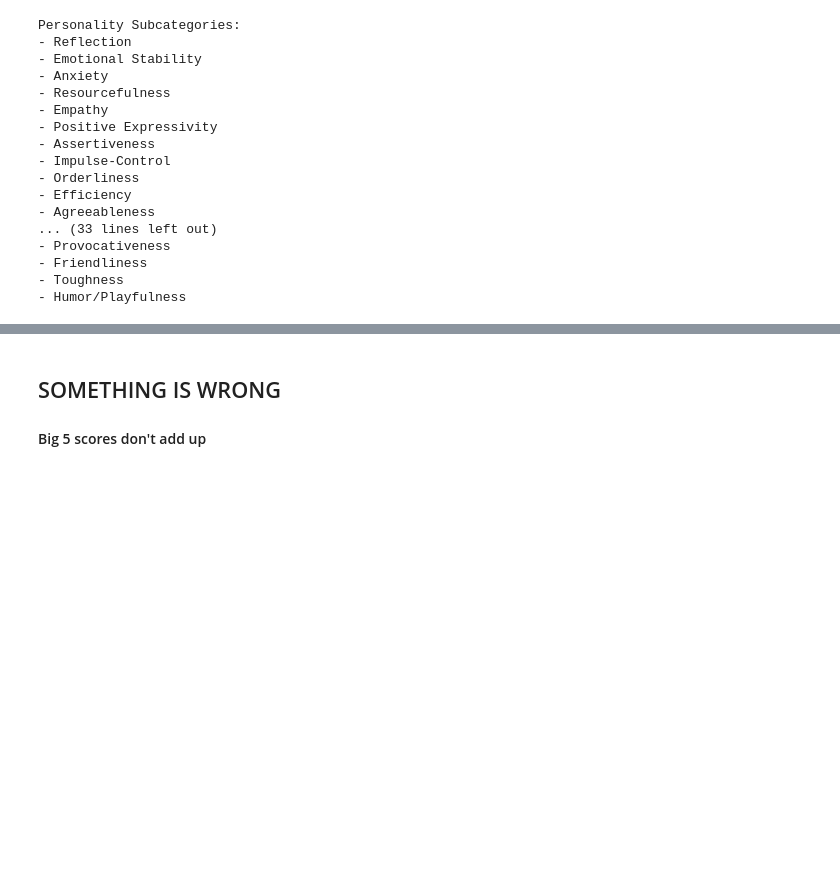
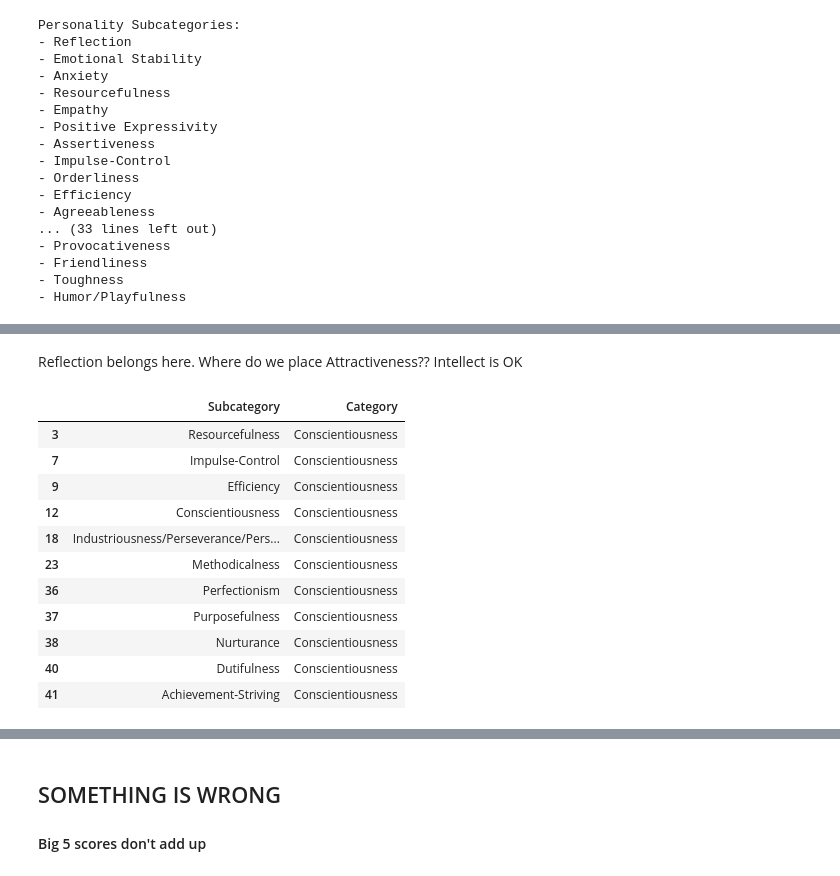
Before and after one commit to carleondel/mixmosa-anonymized-data, a Jupyter notebook: data analysis/Big5_clarification.ipynb, the cells around one changed output, grey strips where cells are left out. Drawn from its saved outputs; the diff is of its cells as text; code cells hidden in the pictures; blank space fills up the shorter version.

```diff
--- a/data analysis/Big5_clarification.ipynb
+++ b/data analysis/Big5_clarification.ipynb
@@ -69,0 +132,17 @@ big5 = pd.DataFrame({'Subcategory': personality_subcategories, 'Category': big_f
+# %% [markdown]
+Reflection belongs here. Where do we place Attractiveness?? Intellect is OK
+# %%
+big5[big5['Category']== 'Conscientiousness']
+# %% [output]
+|  | Subcategory | Category |
+| 3 | Resourcefulness | Conscientiousness |
+| 7 | Impulse-Control | Conscientiousness |
+| 9 | Efficiency | Conscientiousness |
+| 12 | Conscientiousness | Conscientiousness |
+| 18 | Industriousness/Perseverance/Pers... | Conscientiousness |
+| 23 | Methodicalness | Conscientiousness |
+| 36 | Perfectionism | Conscientiousness |
+| 37 | Purposefulness | Conscientiousness |
+| 38 | Nurturance | Conscientiousness |
+| 40 | Dutifulness | Conscientiousness |
+| 41 | Achievement-Striving | Conscientiousness |
```
Also changed, not shown: parts of 19 cells of this notebook.
